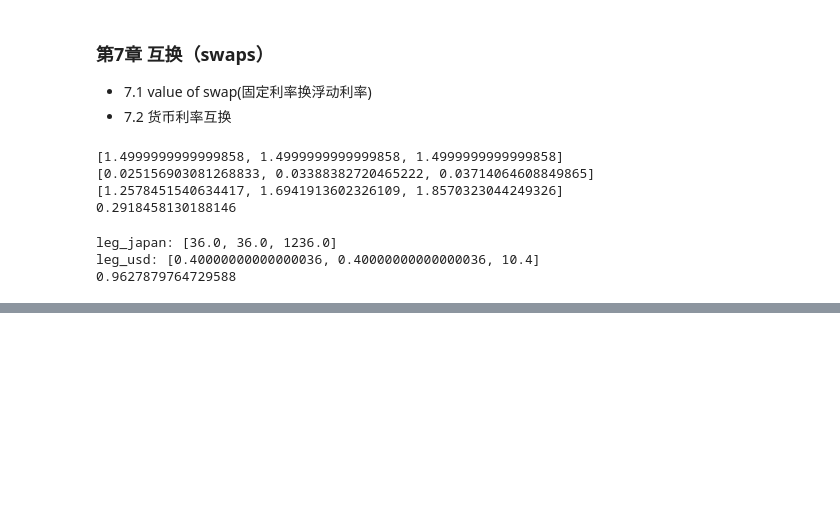
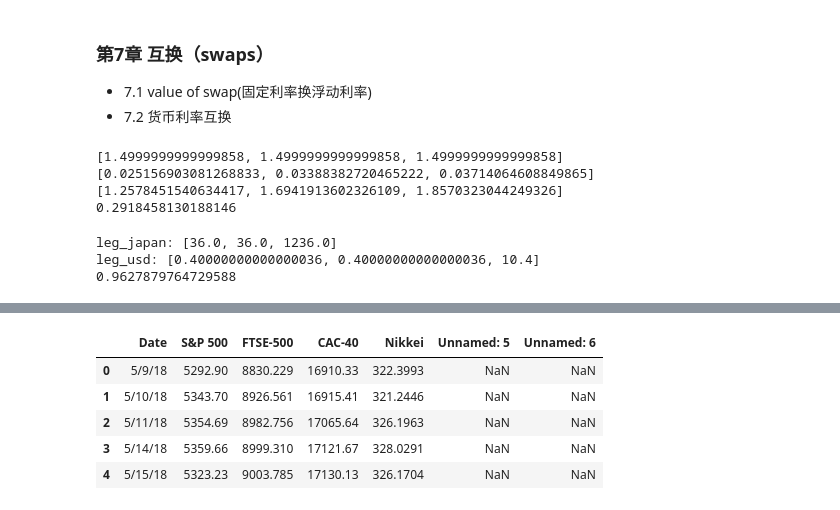
Before and after one commit to Yeechin-is-here/financial_engineering_example_codes, a Jupyter notebook: codes.ipynb, the cells around one changed output, grey strips where cells are left out. Saved outputs shown, nothing was run; the diff lists cells and outputs as text; code cells hidden in the pictures; blank space fills up the shorter version.

```diff
--- a/codes.ipynb
+++ b/codes.ipynb
@@ -613,0 +616,20 @@ leg_usd: [0.40000000000000036, 0.40000000000000036, 10.4]
+# %%
+'''
+【11-1】影响股票期权价格的六大因素
+'''
+#六大因素：
+S0 = 50     #当前股票价格
+K = 50      #执行价格
+T = 1       #期权期限
+σ = 0.3     #股价的波动率
+r = 0.05    #在T时刻的无风险利率
+d = 0       #预计支付的股息
+
+#要求的变量
+ST = 0      #T时刻
+#美式看涨，看跌期权价格
+C = 0
+P = 0
+#欧式看涨，看跌期权价格
+c = 0
+p = 0
@@ -613,0 +808,26 @@ leg_usd: [0.40000000000000036, 0.40000000000000036, 10.4]
+# %%
+'''
+【22-1】示例 : 通过历史数据计算var
+Calculation of 10-day, 99% VaR or ES for a Portfolio on July 8, 2020 ,given the portfolio
+
+S&P 500: 4,000
+FTSE 100: 3,000
+CAC 40: 1,000
+Nikkei 225: 2,000
+'''
+import pandas as pd
+import numpy as np
+np.set_printoptions(suppress=True, precision=4)
+
+#1. 读取数据, 定义参数
+n = 10
+ci = 99
+df = pd.read_csv('22-1.csv')
+df.head()
+# %% [output]
+|  | Date | S&P 500 | FTSE-500 | CAC-40 | Nikkei | Unnamed: 5 | Unnamed: 6 |
+| 0 | 5/9/18 | 5292.90 | 8830.229 | 16910.33 | 322.3993 | NaN | NaN |
+| 1 | 5/10/18 | 5343.70 | 8926.561 | 16915.41 | 321.2446 | NaN | NaN |
+| 2 | 5/11/18 | 5354.69 | 8982.756 | 17065.64 | 326.1963 | NaN | NaN |
+| 3 | 5/14/18 | 5359.66 | 8999.310 | 17121.67 | 328.0291 | NaN | NaN |
+| 4 | 5/15/18 | 5323.23 | 9003.785 | 17130.13 | 326.1704 | NaN | NaN |
```
Also changed, not shown: parts of 16 cells of this notebook, 1 other file.
